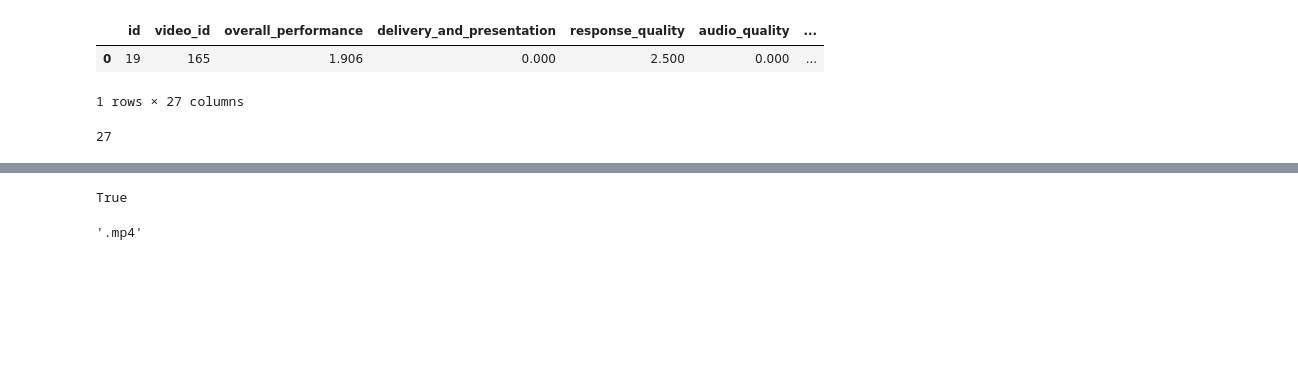
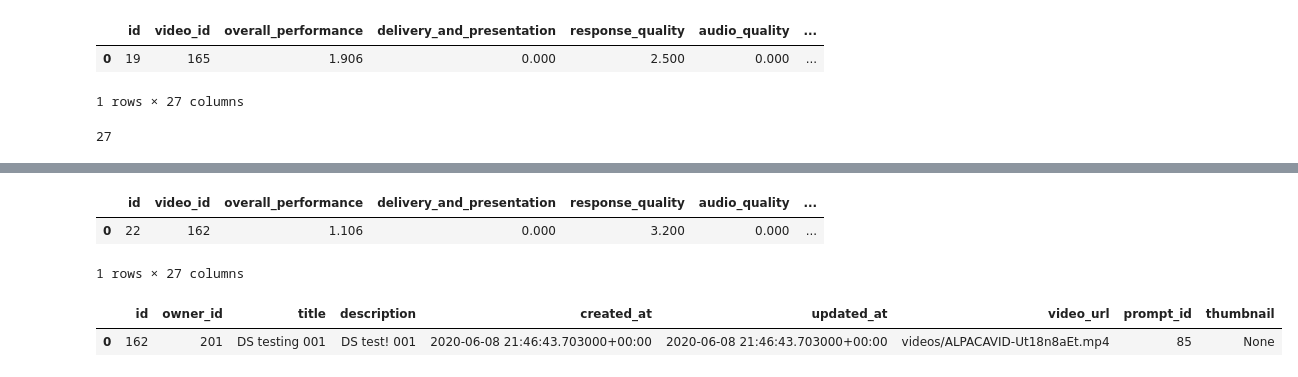
Before and after one commit to tatianaportsova/TeamReel-DS, a Jupyter notebook: testing_all_to_remove_later.ipynb, the cells around one changed output, grey strips where cells are left out. Drawn from its saved outputs; the diff is of its cells as text; code cells hidden in the pictures; blank space fills up the shorter version.

```diff
--- a/testing_all_to_remove_later.ipynb
+++ b/testing_all_to_remove_later.ipynb
@@ -798,8 +581,0 @@ test19 = 'ALPACAVID-BdHQPlY24.mp4'
-# %%
-test19.startswith('ALPACAVID', 0)
-# %% [output]
-True
-# %%
-os.path.splitext(test19)[-1]
-# %% [output]
-'.mp4'
@@ -805,0 +584,19 @@ os.path.splitext(test19)[-1]
+# %%
+pg_cursor.execute(f"SELECT * FROM videos_feedback WHERE video_id = {video_id}")
+results = pg_cursor.fetchall()
+column_names = [column_name[0] for column_name in pg_cursor.description]
+feedback_dataframe = pd.DataFrame(data=results, columns=column_names)
+feedback_dataframe
+# %% [output]
+|  | id | video_id | overall_performance | delivery_and_presentation | response_quality | audio_quality | ... |
+| 0 | 22 | 162 | 1.106 | 0.000 | 3.200 | 0.000 | ... |
+1 rows × 27 columns
+# %%
+pg_cursor.execute(f"SELECT * FROM videos WHERE id = {video_id}")
+results = pg_cursor.fetchall()
+column_names = [column_name[0] for column_name in pg_cursor.description]
+feedback_dataframe = pd.DataFrame(data=results, columns=column_names)
+feedback_dataframe
+# %% [output]
+|  | id | owner_id | title | description | created_at | updated_at | video_url | prompt_id | thumbnail |
+| 0 | 162 | 201 | DS testing 001 | DS test! 001 | 2020-06-08 21:46:43.703000+00:00 | 2020-06-08 21:46:43.703000+00:00 | videos/ALPACAVID-Ut18n8aEt.mp4 | 85 | None |
```
Also changed, not shown: parts of 22 cells of this notebook, 2 other files.
